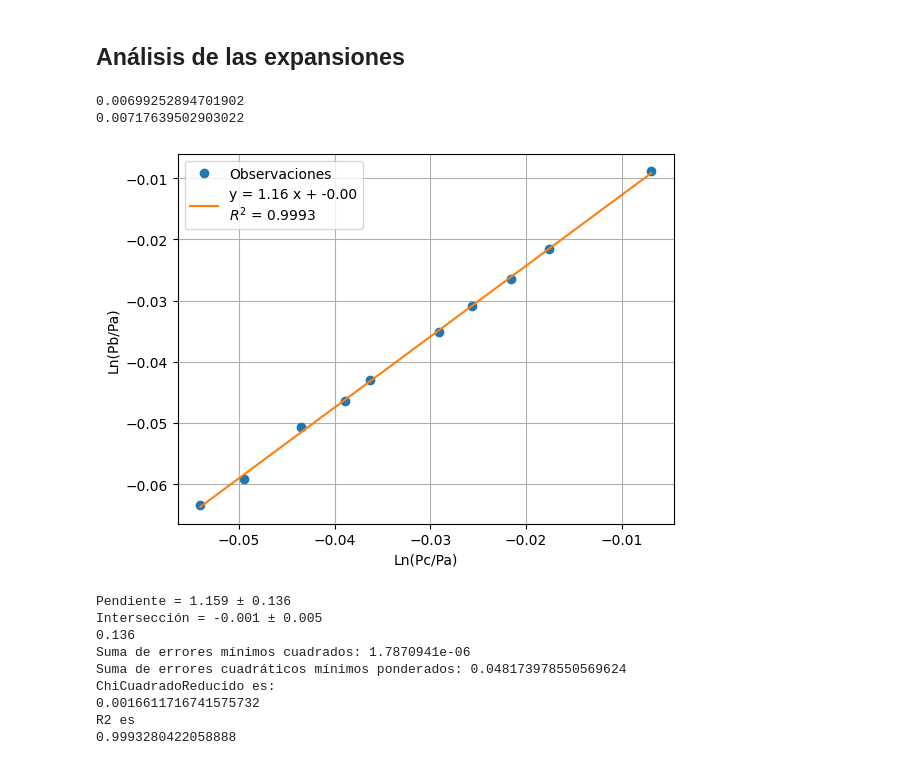
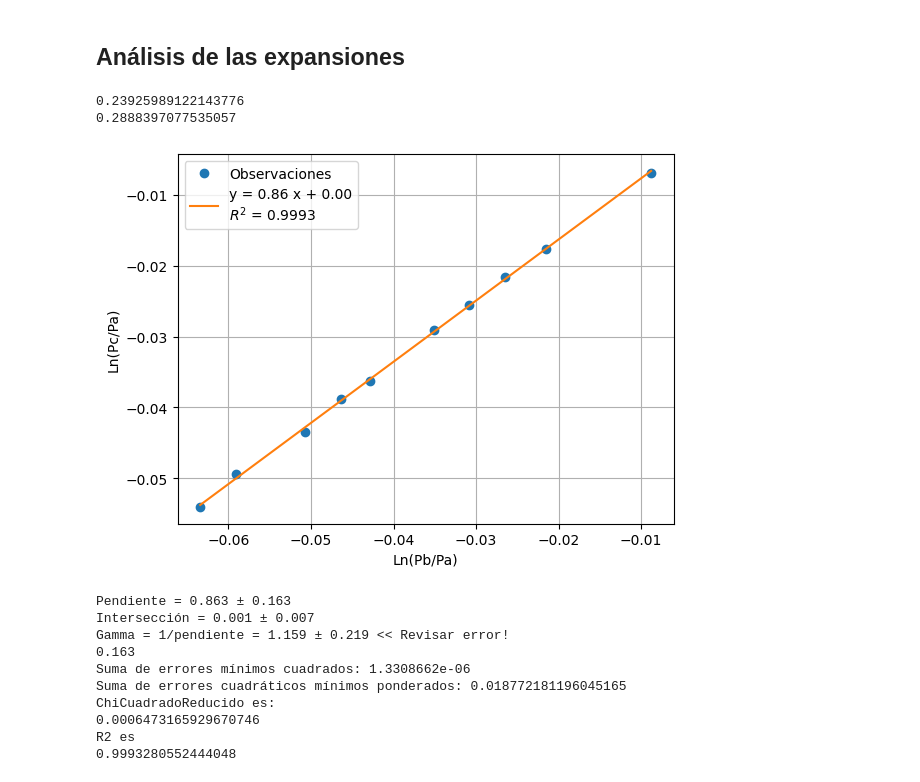
Before and after one commit to LecJackS/Mecanica-y-Termodinamica-2024-1C, a Jupyter notebook: Laboratorios/Labo06-07/Labo04.ipynb, the cells around one changed output. Drawn from its saved outputs; the diff is of its cells as text; code cells hidden in the pictures.

```diff
--- a/Laboratorios/Labo06-07/Labo04.ipynb
+++ b/Laboratorios/Labo06-07/Labo04.ipynb
@@ -340,19 +345,20 @@ pc = datos2[5][2]
 epa = datos2[5][3]
 epb = datos2[5][4]
 epc = datos2[5][5]
-print(np.sqrt((1/pb * epb)**2)+(1/pa*epa)**2/np.log(pb/pa)*(-1)) ## es más grande el error relativo este
-print(np.sqrt((1/pc * epc)**2)+(1/pa*epa)**2/np.log(pc/pa)*(-1)) ## es más grande el error relativo este
+
+print(np.sqrt((epb/pb)**2+(epa/pa)**2) / np.abs(np.log(pb/pa))) ## es más grande el error relativo este
+print(np.sqrt((epc/pc)**2+(epa/pa)**2) / np.abs(np.log(pc/pa))) ## es más grande el error relativo este
 # %% [output]
-0.00699252894701902
-0.00717639502903022
+0.23925989122143776
+0.2888397077535057
 # %%
 x2=[]
 y2=[]
 error2 = []
 for pa,pb,pc,epa,epb,epc in datos2:
-    x2.append(np.log(pc/pa))
-    y2.append( np.log(pb/pa))
-    error2.append(np.sqrt((1/pb * epb)**2)+(1/pa*epa)**2) ##prop de error
+    x2.append(np.log(pb/pa))
+    y2.append(np.log(pc/pa))
+    error2.append(np.sqrt((epc/pc)**2+(epa/pa)**2)) ##prop de error
 
 ## F = ln(pb/ba)
 ### => F_pb = 1/pb
@@ -360,7 +366,6 @@ for pa,pb,pc,epa,epb,epc in datos2:
 
 
 x2 = np.array(x2)
-
 y2 = np.array(y2)
 
 error2 = np.array(error2)
@@ -376,14 +381,13 @@ pendiente, interseccion, error_pendiente, error_interseccion = fit_with_curve(li
 # Cálculo del coeficiente de determinación R^2
 R2 = 1 - np.sum((lineal(variableX, pendiente, interseccion) - variableY)**2) / np.sum((variableY - np.mean(variableY))**2)
 
-
 # Visualización de los datos observados y el ajuste lineal
 plt.plot(variableX, variableY, 'o', label='Observaciones')
 plt.plot(variableX, lineal(variableX, pendiente, interseccion), label=f"y = {pendiente:.2f} x + {interseccion:.2f}\n"+r"$R^2$"+f" = {R2:.4f}")
 
 # Etiquetas de los ejes
-plt.xlabel("Ln(Pc/Pa)")
-plt.ylabel("Ln(Pb/Pa)")
+plt.xlabel("Ln(Pb/Pa)")
+plt.ylabel("Ln(Pc/Pa)")
 plt.legend()
 plt.grid()
 plt.show()
@@ -391,6 +395,8 @@ plt.show()
 # Impresión de los parámetros ajustados y sus incertidumbres
 print(f"Pendiente = {round(pendiente, 3)} ± {round(error_pendiente, 3)}")
 print(f"Intersección = {round(interseccion, 3)} ± {round(error_interseccion, 3)}")
+
+print(f"Gamma = 1/pendiente = {round(1/pendiente, ndigits=3)} ± {round(error_pendiente / pendiente**2, 3)} << Revisar error!")
 
 print(round(error_pendiente, 3))
 
@@ -400,42 +406,41 @@ valores_ajustados = lineal(variableX, pendiente, interseccion)
 
 # Calcular la suma de errores mínimos cuadrados
 suma_errores_cuadrados = np.sum((valores_ajustados - variableY)**2)
 
 print("Suma de errores mínimos cuadrados:", suma_errores_cuadrados)
-
-
 
 # Calcular los residuos ponderados
 residuos_ponderados = (variableY - valores_ajustados) / incertidumbre_variableY
 
 # Calcular la suma de errores cuadráticos mínimos ponderados
 suma_errores_ponderados_cuadrados = np.sum(residuos_ponderados**2)
 
 print("Suma de errores cuadráticos mínimos ponderados:", suma_errores_ponderados_cuadrados)
 
 
 
 #Ahora tengo que calcular el chi cuadrado reducido que sería exactamente lo mismo pero divido 29
 # Ya que tengo 31 grados de libertad y 2 números de parámetros
 
 chiCuadradoReducido = suma_errores_ponderados_cuadrados/29
 
 print("ChiCuadradoReducido es:")
 print(chiCuadradoReducido)
 
 
 
 
 print("R2 es")
 print(R2)
 # %% [output]
-[figure, old version]
+[figure, new version]
-Pendiente = 1.159 ± 0.136
-Intersección = -0.001 ± 0.005
-0.136
-Suma de errores mínimos cuadrados: 1.7870941e-06
-Suma de errores cuadráticos mínimos ponderados: 0.048173978550569624
+Pendiente = 0.863 ± 0.163
+Intersección = 0.001 ± 0.007
+Gamma = 1/pendiente = 1.159 ± 0.219 << Revisar error!
+0.163
+Suma de errores mínimos cuadrados: 1.3308662e-06
+Suma de errores cuadráticos mínimos ponderados: 0.018772181196045165
 ChiCuadradoReducido es:
-0.0016611716741575732
+0.0006473165929670746
 R2 es
-0.9993280422058888
+0.9993280552444048
```
Also changed, not shown: parts of 2 cells of this notebook.
